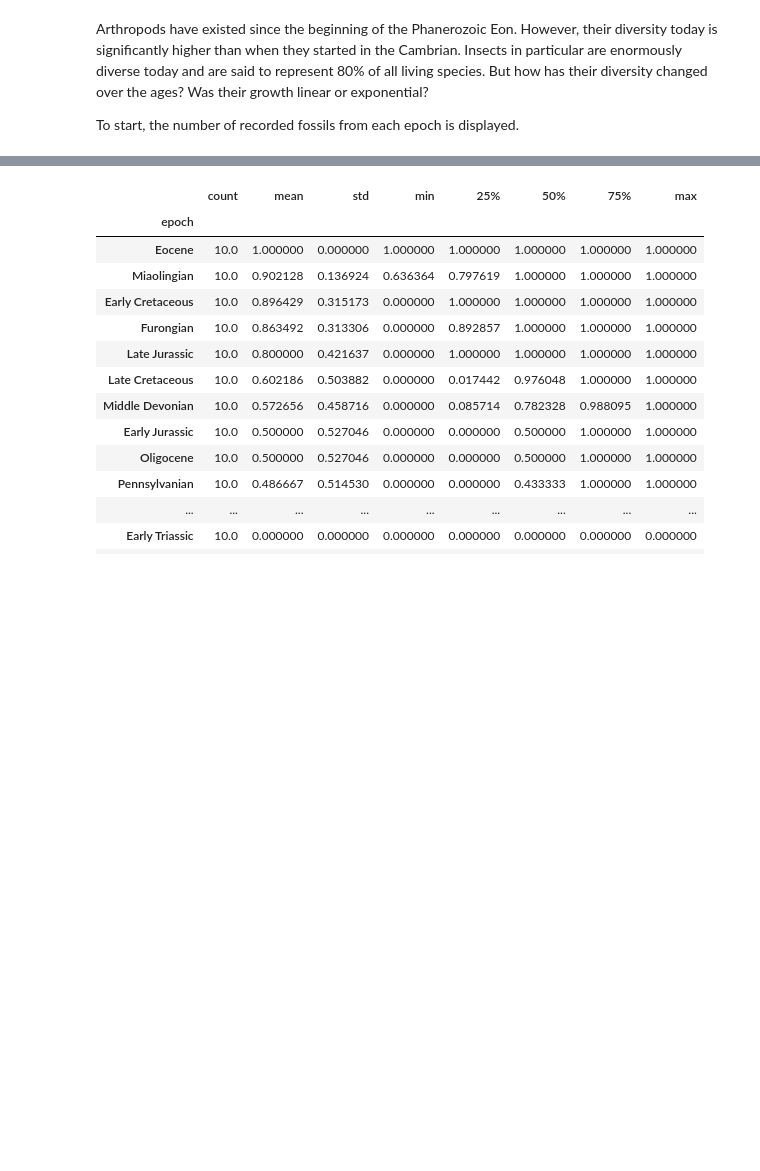
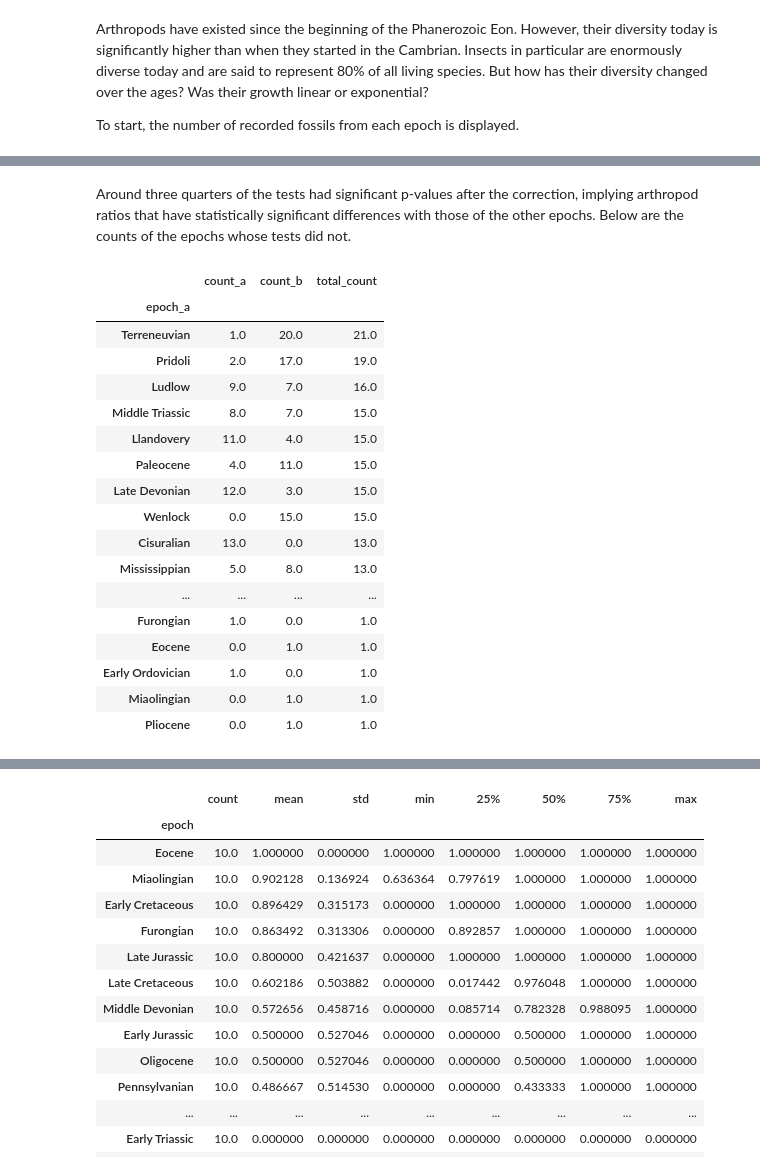
Before and after one commit to Dworlock11/Arthropod-Fossil-Diversity-Analysis, a Jupyter notebook: notebooks/02_analysis.ipynb, the cells around one changed output, grey strips where cells are left out. Cells and saved outputs as stored; diff of their text form; code cells hidden in the pictures; blank space fills up the shorter version.

```diff
--- a/notebooks/02_analysis.ipynb
+++ b/notebooks/02_analysis.ipynb
@@ -571,0 +474,25 @@ What if I perform a Chi-square test, testing the distribution of phylums for eac
+# %%
+arth_by_epoch = (
+    arth_data.groupby("epoch")["accepted_name"]
+    .nunique()
+    .reset_index(name="arth_species_counts")
+)
+
+# Exclude arthropod records from the all-fossil dataset
+non_arth_data = fossil_data.query("phylum != 'Arthropoda'")
+
+# Unique non-arthropod species per epoch
+non_arth_by_epoch = (
+    non_arth_data.groupby("epoch")["accepted_name"]
+    .nunique()
+    .reset_index(name="non_arth_species_counts")
+)
+
+# Combine counts
+epoch_counts = (
+    arth_by_epoch.merge(non_arth_by_epoch, on=["epoch"], how="inner")
+    .set_index("epoch")
+    .fillna(0)
+)
+
+epoch_counts.sort_values("non_arth_species_counts", ascending=False)
@@ -571,0 +608,32 @@ What if I perform a Chi-square test, testing the distribution of phylums for eac
+# %% [markdown]
+Around three quarters of the tests had significant p-values after the correction, implying arthropod ratios that have statistically significant differences with those of the other epochs. Below are the counts of the epochs whose tests did not.
+# %%
+insign_chi_posthoc = chi_posthoc[chi_posthoc["significant"] == False].reset_index(drop=True)
+
+epoch_a_counts = insign_chi_posthoc["epoch_a"].value_counts()
+epoch_b_counts = insign_chi_posthoc["epoch_b"].value_counts()
+epoch_a_counts = pd.DataFrame(epoch_a_counts)
+epoch_b_counts = pd.DataFrame(epoch_b_counts)
+
+both_epoch_counts = epoch_a_counts.join(epoch_b_counts, how="outer", lsuffix="_a", rsuffix="_b").fillna(0)
+both_epoch_counts["total_count"] = both_epoch_counts["count_a"] + both_epoch_counts["count_b"]
+both_epoch_counts.sort_values("total_count", ascending=False)
+# %% [output]
+|  | count_a | count_b | total_count |
+| epoch_a |  |  |  |
+| Terreneuvian | 1.0 | 20.0 | 21.0 |
+| Pridoli | 2.0 | 17.0 | 19.0 |
+| Ludlow | 9.0 | 7.0 | 16.0 |
+| Middle Triassic | 8.0 | 7.0 | 15.0 |
+| Llandovery | 11.0 | 4.0 | 15.0 |
+| Paleocene | 4.0 | 11.0 | 15.0 |
+| Late Devonian | 12.0 | 3.0 | 15.0 |
+| Wenlock | 0.0 | 15.0 | 15.0 |
+| Cisuralian | 13.0 | 0.0 | 13.0 |
+| Mississippian | 5.0 | 8.0 | 13.0 |
+| ... | ... | ... | ... |
+| Furongian | 1.0 | 0.0 | 1.0 |
+| Eocene | 0.0 | 1.0 | 1.0 |
+| Early Ordovician | 1.0 | 0.0 | 1.0 |
+| Miaolingian | 0.0 | 1.0 | 1.0 |
+| Pliocene | 0.0 | 1.0 | 1.0 |
```
Also changed, not shown: parts of 33 cells of this notebook.
